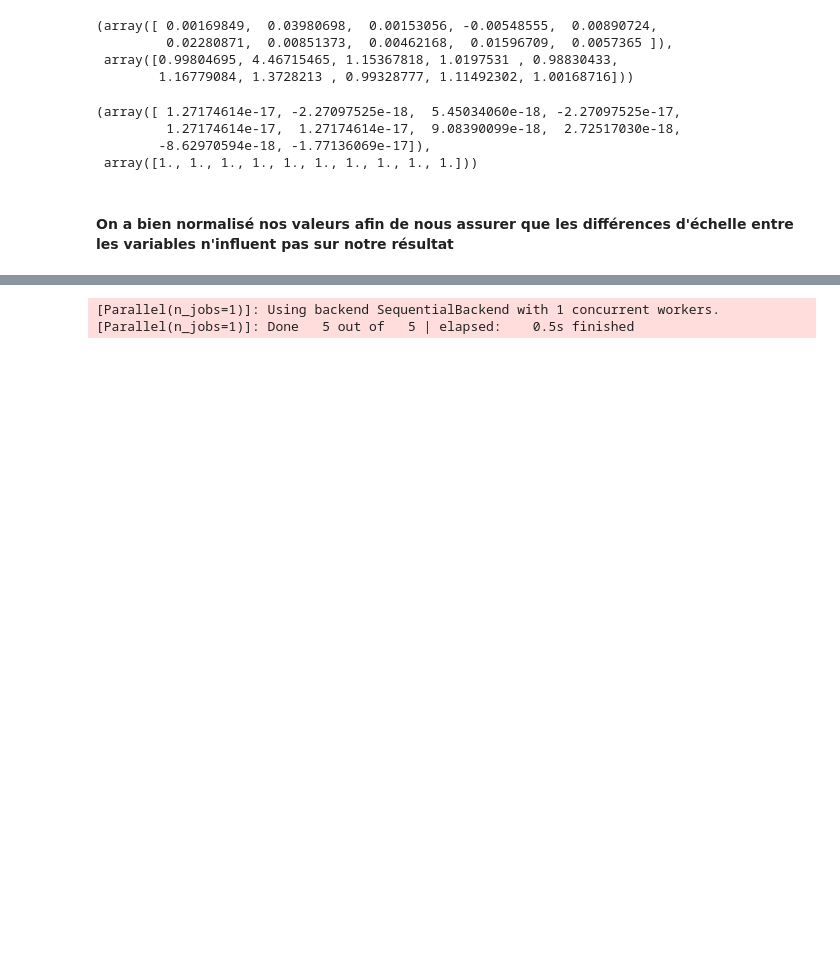
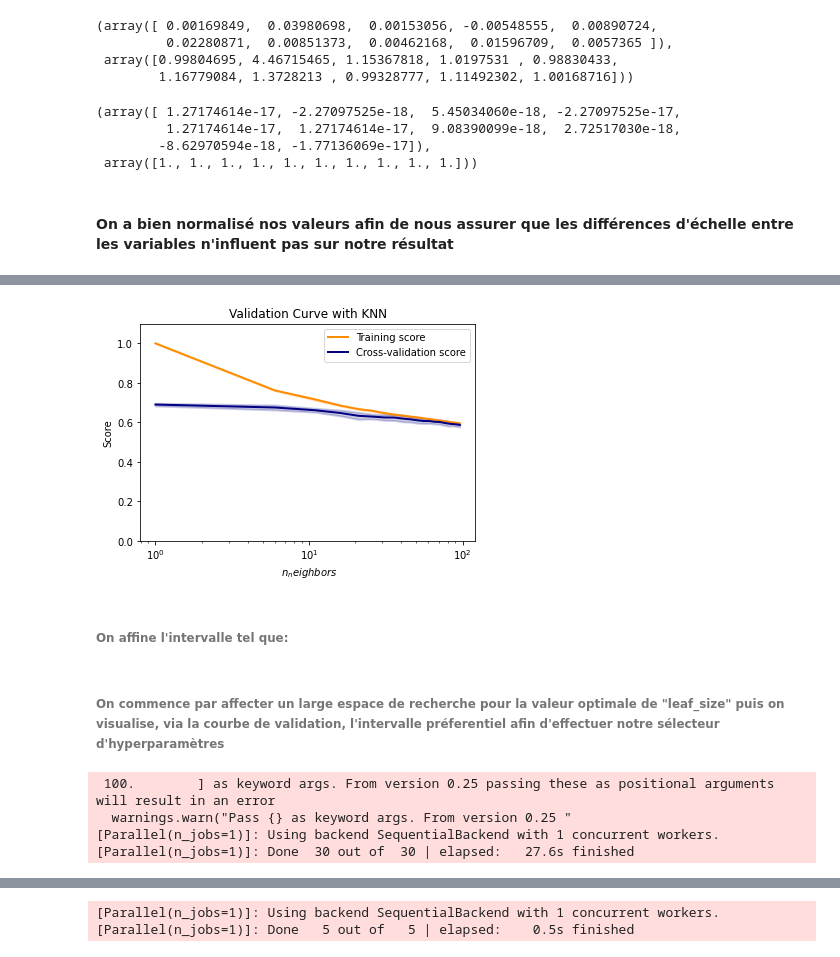
Before and after one commit to QuentinGABOT/Projet-Python, a Jupyter notebook: Projet Python.ipynb, the cells around one changed output, grey strips where cells are left out. Cells and saved outputs as stored; diff of their text form; code cells hidden in the pictures; blank space fills up the shorter version.

```diff
--- a/Projet Python.ipynb
+++ b/Projet Python.ipynb
@@ -157,0 +301,2 @@ def train_model(model, params, X, y):
+# %%
+max_iter_range = np.arange(100, 1000, 10)
@@ -157,0 +360,2 @@ def train_model(model, params, X, y):
+# %%
+knn_model = KNeighborsClassifier().fit(x_train, y_train)
@@ -157,0 +373,6 @@ def train_model(model, params, X, y):
+# %%
+n_neighbors_range = np.arange(1 , 100, 5)
+weights_range = ['uniform', 'distance']
+algorithm_range = ['ball_tree', 'kid_tree', 'brute']
+leaf_size_range = np.logspace(0, 2, 6)
+p_range = np.arange(1, 10, 1)
@@ -157,0 +381,10 @@ def train_model(model, params, X, y):
+# %%
+knn_n_neighbors_train_score, knn_n_neighbors_test_score = validation_curve(knn_model, x_train, y_train,
+                       'n_neighbors', n_neighbors_range,
+                       verbose=1)
+
+knn_n_neighbors_train_score_mean = np.mean(knn_n_neighbors_train_score, axis=1)
+knn_n_neighbors_train_score_std = np.std(knn_n_neighbors_train_score, axis=1)
+
+knn_n_neighbors_test_score_mean = np.mean(knn_n_neighbors_test_score, axis=1)
+knn_n_neighbors_test_score_std = np.std(knn_n_neighbors_test_score, axis=1)
@@ -157,0 +394,22 @@ def train_model(model, params, X, y):
+# %%
+plt.title("Validation Curve with KNN")
+plt.xlabel(r"$\ n_neighbors$")
+plt.ylabel("Score")
+plt.ylim(0.0, 1.1)
+lw = 2
+plt.semilogx(n_neighbors_range, knn_n_neighbors_train_score_mean, label="Training score",
+             color="darkorange", lw=lw)
+plt.fill_between(n_neighbors_range, knn_n_neighbors_train_score_mean - knn_n_neighbors_train_score_std,
+                 knn_n_neighbors_train_score_mean + knn_n_neighbors_train_score_std, alpha=0.2,
+                 color="darkorange", lw=lw)
+plt.semilogx(n_neighbors_range, knn_n_neighbors_test_score_mean, label="Cross-validation score",
+             color="navy", lw=lw)
+plt.fill_between(n_neighbors_range, knn_n_neighbors_test_score_mean - knn_n_neighbors_test_score_std,
+                 knn_n_neighbors_test_score_mean + knn_n_neighbors_test_score_std, alpha=0.2,
+                 color="navy", lw=lw)
+plt.legend(loc="best")
+plt.show()
+# %% [output]
+[figure, added]
+# %% [markdown]
+###### On affine l'intervalle tel que:
@@ -157,0 +418,17 @@ def train_model(model, params, X, y):
+# %% [markdown]
+###### On commence par affecter un large espace de recherche pour la valeur optimale de "leaf_size" puis on visualise, via la courbe de validation, l'intervalle préferentiel afin d'effectuer notre sélecteur d'hyperparamètres
+# %%
+knn_leaf_size_train_score, knn_leaf_size_test_score = validation_curve(knn_model, x_train, y_train,
+                       'leaf_size', leaf_size_range,
+                       verbose=1)
+
+knn_leaf_size_train_score_mean = np.mean(knn_leaf_size_train_score, axis=1)
+knn_leaf_size_train_score_std = np.std(knn_leaf_size_train_score, axis=1)
+
+knn_leaf_size_test_score_mean = np.mean(knn_leaf_size_test_score, axis=1)
+knn_leaf_size_test_score_std = np.std(knn_leaf_size_test_score, axis=1)
+# %% [output]
+ 100.        ] as keyword args. From version 0.25 passing these as positional arguments will result in an error
+  warnings.warn("Pass {} as keyword args. From version 0.25 "
+[Parallel(n_jobs=1)]: Using backend SequentialBackend with 1 concurrent workers.
+[Parallel(n_jobs=1)]: Done  30 out of  30 | elapsed:   27.6s finished
```
Also changed, not shown: parts of 100 cells of this notebook.
